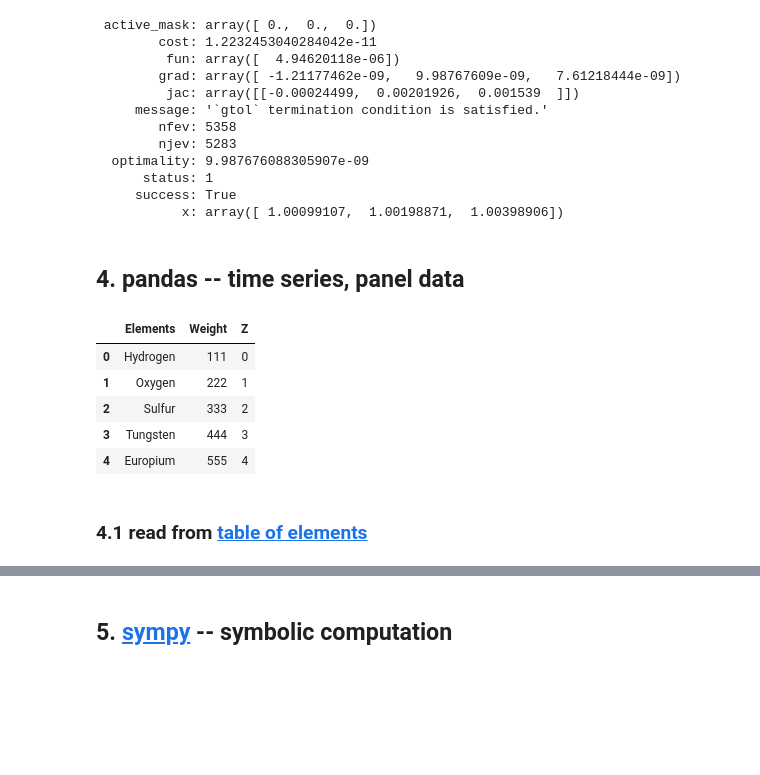
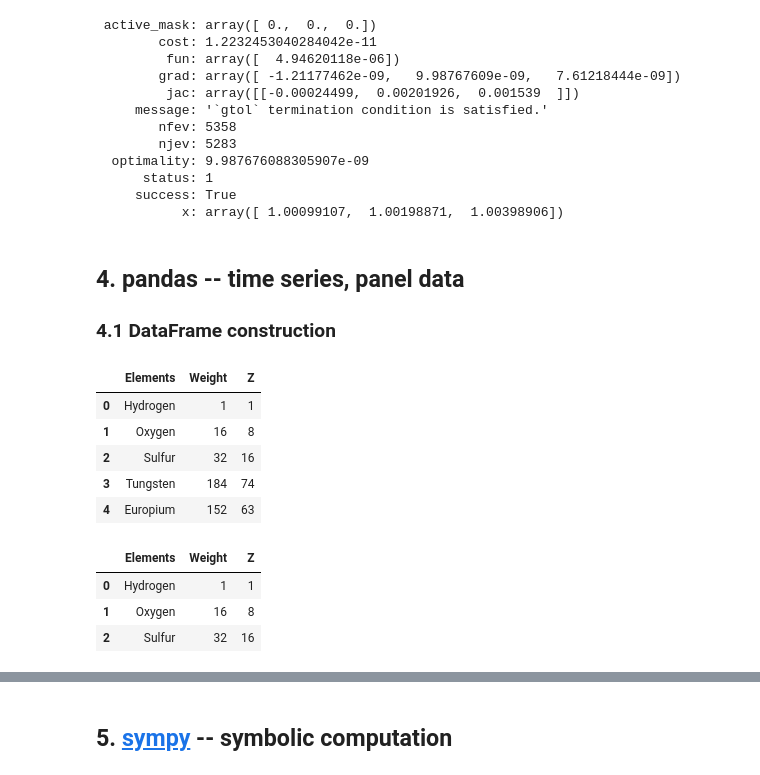
Before and after one commit to RealPolitiX/python_tutorial_FHI-PC-SESD, a Jupyter notebook: materials/PyTutorial_03_Numerics.ipynb, the cells around one changed output, grey strips where cells are left out. Cells and saved outputs as stored; diff of their text form; code cells hidden in the pictures; blank space fills up the shorter version.

```diff
--- a/materials/PyTutorial_03_Numerics.ipynb
+++ b/materials/PyTutorial_03_Numerics.ipynb
@@ -410,20 +410,26 @@ res
            x: array([ 1.00099107,  1.00198871,  1.00398906])
 # %% [markdown]
 ## 4. pandas -- time series, panel data
+### 4.1 DataFrame construction
 # %%
 import pandas as pd
 # %%
 d = {'Elements':['Hydrogen', 'Oxygen', 'Sulfur', 'Tungsten', 'Europium'],\
-     'Z':[0,1,2,3,4],\
-     'Weight':[111,222,333,444,555]}
-df = pd.DataFrame.from_dict(d)
-df
+     'Z':[1,8,16,74,63],\
+     'Weight':[1,16,32,184,152]}
+df_elems = pd.DataFrame.from_dict(d)
+df_elems
 # %% [output]
 |  | Elements | Weight | Z |
-| 0 | Hydrogen | 111 | 0 |
-| 1 | Oxygen | 222 | 1 |
-| 2 | Sulfur | 333 | 2 |
-| 3 | Tungsten | 444 | 3 |
-| 4 | Europium | 555 | 4 |
+| 0 | Hydrogen | 1 | 1 |
+| 1 | Oxygen | 16 | 8 |
+| 2 | Sulfur | 32 | 16 |
+| 3 | Tungsten | 184 | 74 |
+| 4 | Europium | 152 | 63 |
-# %% [markdown]
-### 4.1 read from [table of elements](http://images-of-elements.com/element-properties.php)
+# %%
+df_elems[df_elems['Weight'] < 50]
+# %% [output]
+|  | Elements | Weight | Z |
+| 0 | Hydrogen | 1 | 1 |
+| 1 | Oxygen | 16 | 8 |
+| 2 | Sulfur | 32 | 16 |
```
Also changed, not shown: parts of 15 cells of this notebook, 1 other file.
